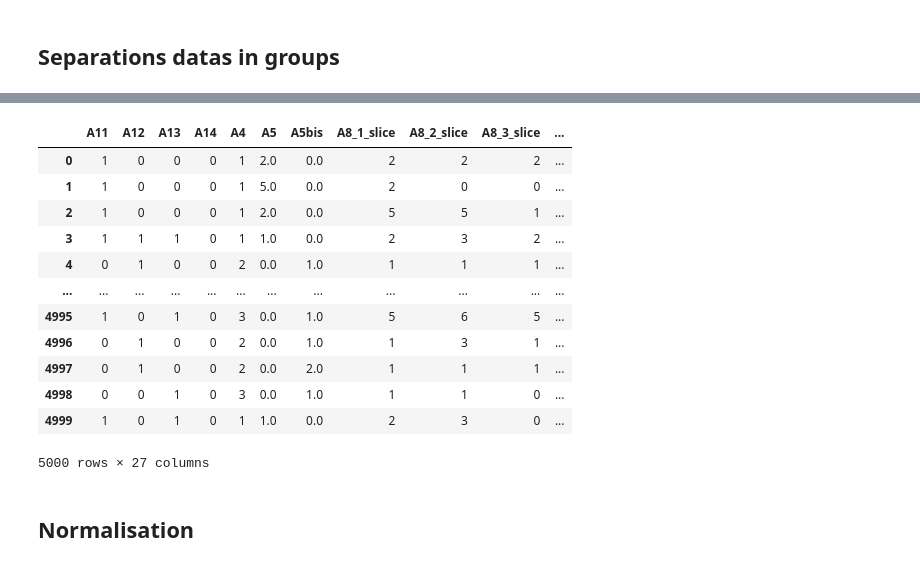
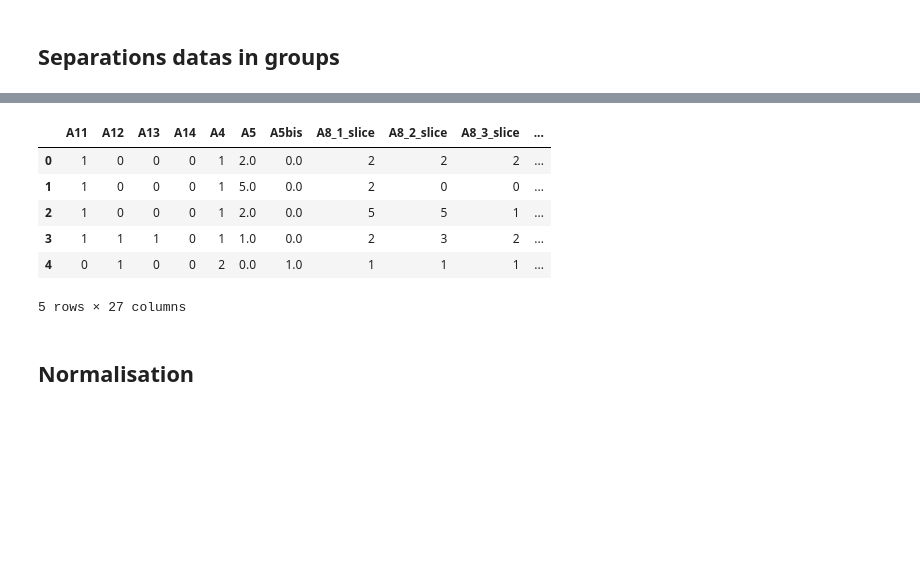
Before and after one commit to scia-assistant/kantar-LMD, a Jupyter notebook: extraction_kantar.ipynb, the cells around one changed output, grey strips where cells are left out. Saved outputs shown, nothing was run; the diff lists cells and outputs as text; code cells hidden in the pictures; blank space fills up the shorter version.

```diff
--- a/extraction_kantar.ipynb
+++ b/extraction_kantar.ipynb
@@ -114,34 +109,28 @@ orange_extract
 # %%
 green_vars = [
  "A11", "A12", "A13", "A14",
 "A4", "A5", "A5bis",
 "A8_1_slice", "A8_2_slice", "A8_3_slice", "A8_4_slice",
 "B1_1_slice", "B1_2_slice",
 "B2_1_slice", "B2_2_slice",
 "B3", "B4", "B6", "C1_1_slice",
 "C1_2_slice", "C1_3_slice", "C1_4_slice", "C1_5_slice", "C1_6_slice", "C1_7_slice", "C1_8_slice",
 "C1_9_slice"
 ]
 green_data = variables_data[variables_data["Variable"].isin(green_vars)]
 
 green_extract = Extract_data(green_vars)
 green_extract = green_extract.fillna(0)
 
-green_extract
+green_extract.head()
 # %% [output]
 |  | A11 | A12 | A13 | A14 | A4 | A5 | A5bis | A8_1_slice | A8_2_slice | A8_3_slice | ... |
 | 0 | 1 | 0 | 0 | 0 | 1 | 2.0 | 0.0 | 2 | 2 | 2 | ... |
 | 1 | 1 | 0 | 0 | 0 | 1 | 5.0 | 0.0 | 2 | 0 | 0 | ... |
 | 2 | 1 | 0 | 0 | 0 | 1 | 2.0 | 0.0 | 5 | 5 | 1 | ... |
 | 3 | 1 | 1 | 1 | 0 | 1 | 1.0 | 0.0 | 2 | 3 | 2 | ... |
 | 4 | 0 | 1 | 0 | 0 | 2 | 0.0 | 1.0 | 1 | 1 | 1 | ... |
-| ... | ... | ... | ... | ... | ... | ... | ... | ... | ... | ... | ... |
-| 4995 | 1 | 0 | 1 | 0 | 3 | 0.0 | 1.0 | 5 | 6 | 5 | ... |
-| 4996 | 0 | 1 | 0 | 0 | 2 | 0.0 | 1.0 | 1 | 3 | 1 | ... |
-| 4997 | 0 | 1 | 0 | 0 | 2 | 0.0 | 2.0 | 1 | 1 | 1 | ... |
-| 4998 | 0 | 0 | 1 | 0 | 3 | 0.0 | 1.0 | 1 | 1 | 0 | ... |
-| 4999 | 1 | 0 | 1 | 0 | 1 | 1.0 | 0.0 | 2 | 3 | 0 | ... |
-5000 rows × 27 columns
+5 rows × 27 columns
 # %% [markdown]
 ## Normalisation
 # %%
```
Also changed, not shown: parts of 24 cells of this notebook.
